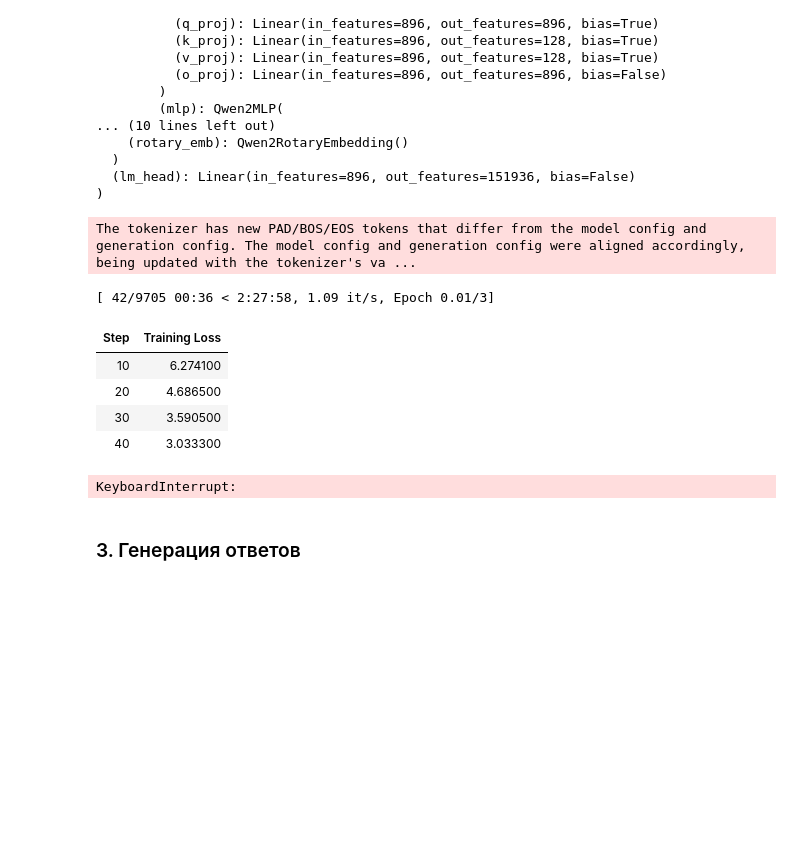
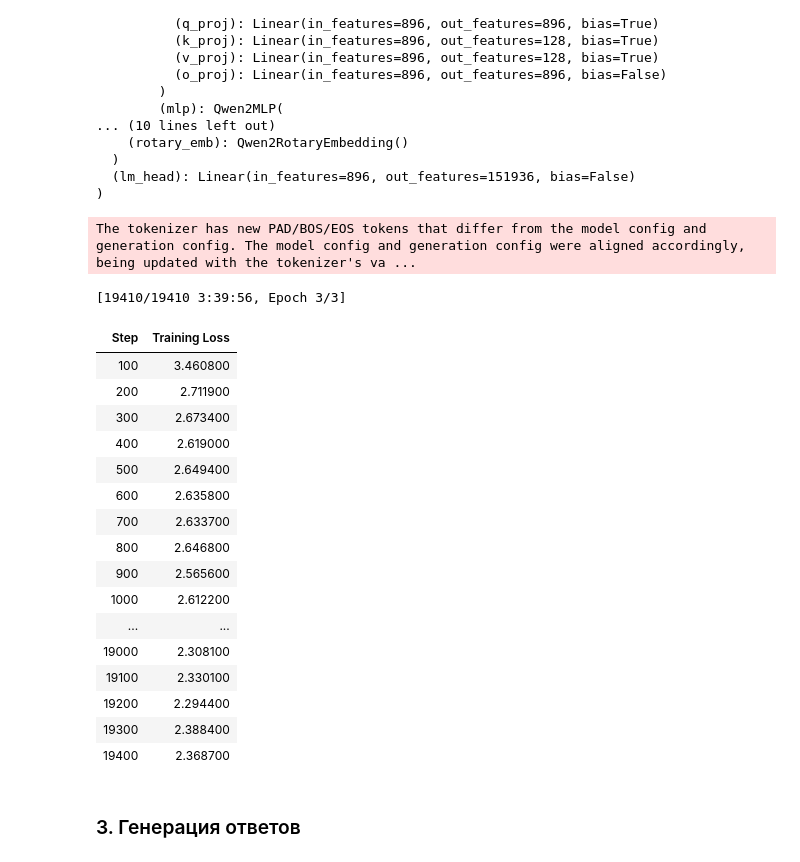
Before and after one commit to di049/LLM_pretrain_and_SFT, a Jupyter notebook: solution.ipynb, the cells around one changed output. Cells and saved outputs as stored; diff of their text form; code cells hidden in the pictures; blank space fills up the shorter version.

```diff
--- a/solution.ipynb
+++ b/solution.ipynb
@@ -389,44 +386,53 @@ lora_config = LoraConfig(
     task_type="CAUSAL_LM",
 )
 
 training_args = TrainingArguments(
     output_dir="./qwen2.5-0.5b-alpaca",
     overwrite_output_dir=True,
     num_train_epochs=3,
-    per_device_train_batch_size=8,
-    per_device_eval_batch_size=4,
+    per_device_train_batch_size=2,
+    per_device_eval_batch_size=2,
     gradient_accumulation_steps=4,
     warmup_steps=100,
     learning_rate=2e-4,
     bf16=True,
-    logging_steps=10,
+    logging_steps=100,
     save_steps=500,
     eval_steps=500,
-    save_total_limit=2,
     load_best_model_at_end=False,
     report_to=None,
-    ddp_find_unused_parameters=False,
 )
 
 trainer = SFTTrainer(
     model=model,
     args=training_args,
     train_dataset=alpaca_dataset,
     peft_config=lora_config,
 )
 
 trainer.train()
 
 trainer.save_model()
 # %% [output]
 The tokenizer has new PAD/BOS/EOS tokens that differ from the model config and generation config. The model config and generation config were aligned accordingly, being updated with the tokenizer's va ...
-[ 42/9705 00:36 < 2:27:58, 1.09 it/s, Epoch 0.01/3]
+[19410/19410 3:39:56, Epoch 3/3]
 | Step | Training Loss |
-| 10 | 6.274100 |
-| 20 | 4.686500 |
-| 30 | 3.590500 |
-| 40 | 3.033300 |
+| 100 | 3.460800 |
+| 200 | 2.711900 |
+| 300 | 2.673400 |
+| 400 | 2.619000 |
+| 500 | 2.649400 |
+| 600 | 2.635800 |
+| 700 | 2.633700 |
+| 800 | 2.646800 |
+| 900 | 2.565600 |
+| 1000 | 2.612200 |
+| ... | ... |
+| 19000 | 2.308100 |
+| 19100 | 2.330100 |
+| 19200 | 2.294400 |
+| 19300 | 2.388400 |
+| 19400 | 2.368700 |
-KeyboardInterrupt:
 # %% [markdown]
 ### 3. Генерация ответов
 # %%
```
Also changed, not shown: parts of 3 cells of this notebook.
